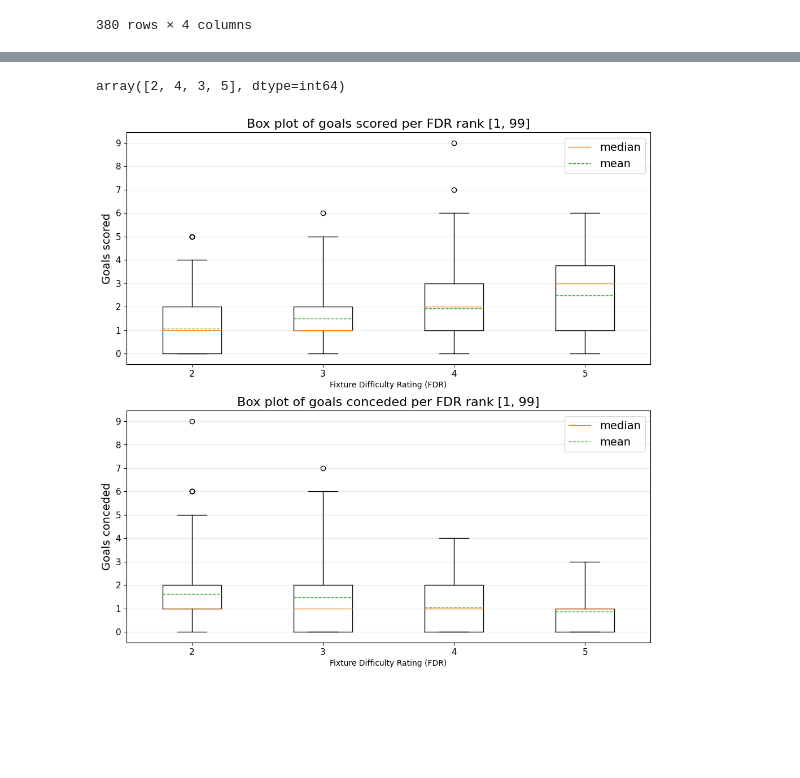
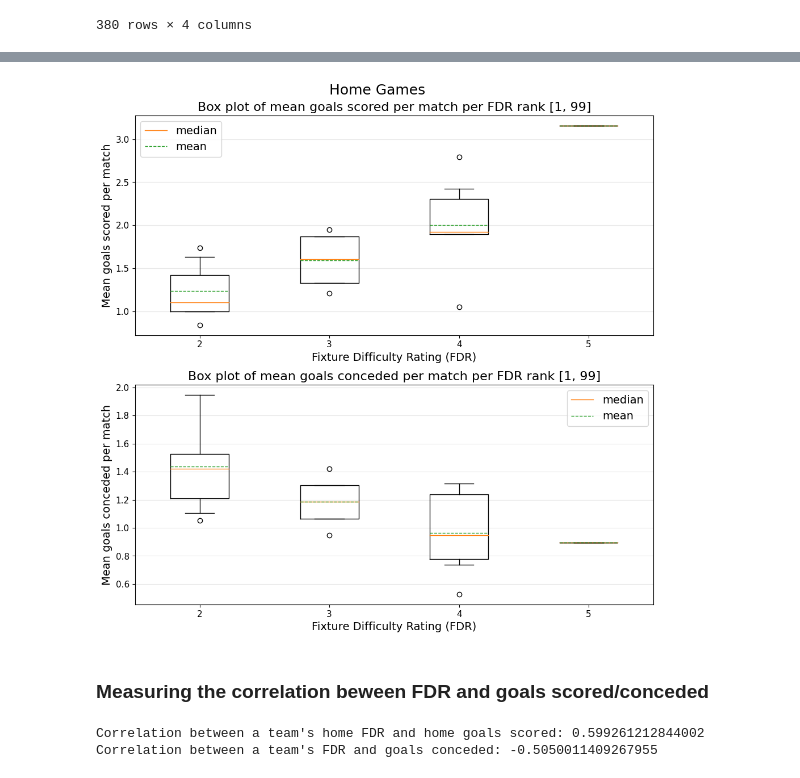
Before and after one commit to cooke99/PL-Analysis, a Jupyter notebook: Team strength analysis.ipynb, the cells around one changed output, grey strips where cells are left out. Drawn from its saved outputs; the diff is of its cells as text; code cells hidden in the pictures; blank space fills up the shorter version.

Commit message:
Analysing which metrics are most correlated with a team's attacking and defensive strength

```diff
--- a/Team strength analysis.ipynb
+++ b/Team strength analysis.ipynb
@@ -125,0 +151,4 @@ home_away_data
+# %%
+home_data = home_data.groupby(by='name').mean()
+home_data.FDR_rank = home_data.FDR_rank.astype(int)
+home_data
@@ -154,45 +203,53 @@ ax.legend()
-# %%
-home_away_data.FDR_rank.unique()
-# %% [output]
-array([2, 4, 3, 5], dtype=int64)
 # %%
-ranks = sorted(home_away_data.FDR_rank.unique())
+ranks = sorted(home_data.FDR_rank.unique())
 goals_scored = []
 goals_conceded = []
 for rank in ranks:
-    goals_scored.append(home_away_data.loc[home_away_data.FDR_rank == rank,'goals_scored'].values)
-    goals_conceded.append(home_away_data.loc[home_away_data.FDR_rank == rank,'goals_conceded'].values)
+    goals_scored.append(home_data.loc[home_data.FDR_rank == rank,'goals_scored'].values)
+    goals_conceded.append(home_data.loc[home_data.FDR_rank == rank,'goals_conceded'].values)
 # %%
 title_font = 18
 axis_title_font = 16
 legend_font = 14
 axis_label_font = 14
 axis_tick_font = 11
 
 fig, ax = plt.subplots(nrows=2,ncols=1,figsize=(10,10))
 
 box_dict = ax[0].boxplot(goals_scored, whis=(1,99), labels = ranks, meanline = True, showmeans = True)
 _ = ax[0].set_xticklabels(ax[0].get_xticklabels(), fontsize = axis_tick_font)
-ax[0].set_yticks(range(home_away_data.goals_scored.max()+1))
+#ax[0].set_yticks(range(home_data.goals_scored.max()+1))
 _ = ax[0].set_yticklabels(ax[0].get_yticklabels(), fontsize = axis_tick_font)
-ax[0].set_ylabel('Goals scored', fontsize = axis_label_font)
-ax[0].set_xlabel('Fixture Difficulty Rating (FDR)')
+ax[0].set_ylabel('Mean goals scored per match', fontsize = axis_label_font)
+ax[0].set_xlabel('Fixture Difficulty Rating (FDR)', fontsize = axis_label_font)
 ax[0].grid(axis = 'y', alpha = 0.3)
 ax[0].legend([box_dict['medians'][0], box_dict['means'][0]], ['median', 'mean'], fontsize = legend_font)
-ax[0].set_title('''Box plot of goals scored per FDR rank [1, 99]''', fontsize = axis_title_font)
+ax[0].set_title('''Box plot of mean goals scored per match per FDR rank [1, 99]''', fontsize = axis_title_font)
 
 box_dict = ax[1].boxplot(goals_conceded, whis=(1,99), labels = ranks, meanline = True, showmeans = True)
 _ = ax[1].set_xticklabels(ax[1].get_xticklabels(), fontsize = axis_tick_font)
-ax[1].set_yticks(range(home_away_data.goals_conceded.max()+1))
+#ax[1].set_yticks(range(home_away_data.goals_conceded.max()+1))
 _ = ax[1].set_yticklabels(ax[1].get_yticklabels(), fontsize = axis_tick_font)
-ax[1].set_ylabel('Goals conceded', fontsize = axis_label_font)
-ax[1].set_xlabel('Fixture Difficulty Rating (FDR)')
+ax[1].set_ylabel('Mean goals conceded per match', fontsize = axis_label_font)
+ax[1].set_xlabel('Fixture Difficulty Rating (FDR)', fontsize = axis_label_font)
 ax[1].grid(axis = 'y', alpha = 0.3)
 ax[1].legend([box_dict['medians'][0], box_dict['means'][0]], ['median', 'mean'], fontsize = legend_font)
-ax[1].set_title('''Box plot of goals conceded per FDR rank [1, 99]''', fontsize = axis_title_font)
+ax[1].set_title('''Box plot of mean goals conceded per match per FDR rank [1, 99]''', fontsize = axis_title_font)
 
+fig.suptitle('Home Games',fontsize=title_font)
 fig.tight_layout(pad=1.0)
-plt.savefig('./plots/FDR_goals_scored_conceded_boxplots.png', bbox_inches = 'tight')
+plt.savefig('./plots/FDR_goals_scored_conceded_home_boxplots.png', bbox_inches = 'tight')
 plt.show()
 # %% [output]
-[figure, old version]
+[figure, new version]
+# %% [markdown]
+### Measuring the correlation beween FDR and goals scored/conceded
+# %%
+result = kendalltau(home_data.FDR_rank, home_data.goals_scored, variant = 'b')
+print(f'''Correlation between a team's home FDR and home goals scored: {result.statistic}''')
+
+result = kendalltau(home_data.FDR_rank, home_data.goals_conceded, variant = 'b')
+print(f'''Correlation between a team's FDR and goals conceded: {result.statistic}''')
+# %% [output]
+Correlation between a team's home FDR and home goals scored: 0.599261212844002
+Correlation between a team's FDR and goals conceded: -0.5050011409267955
```
Also changed, not shown: parts of 30 cells of this notebook, 5 other files.
